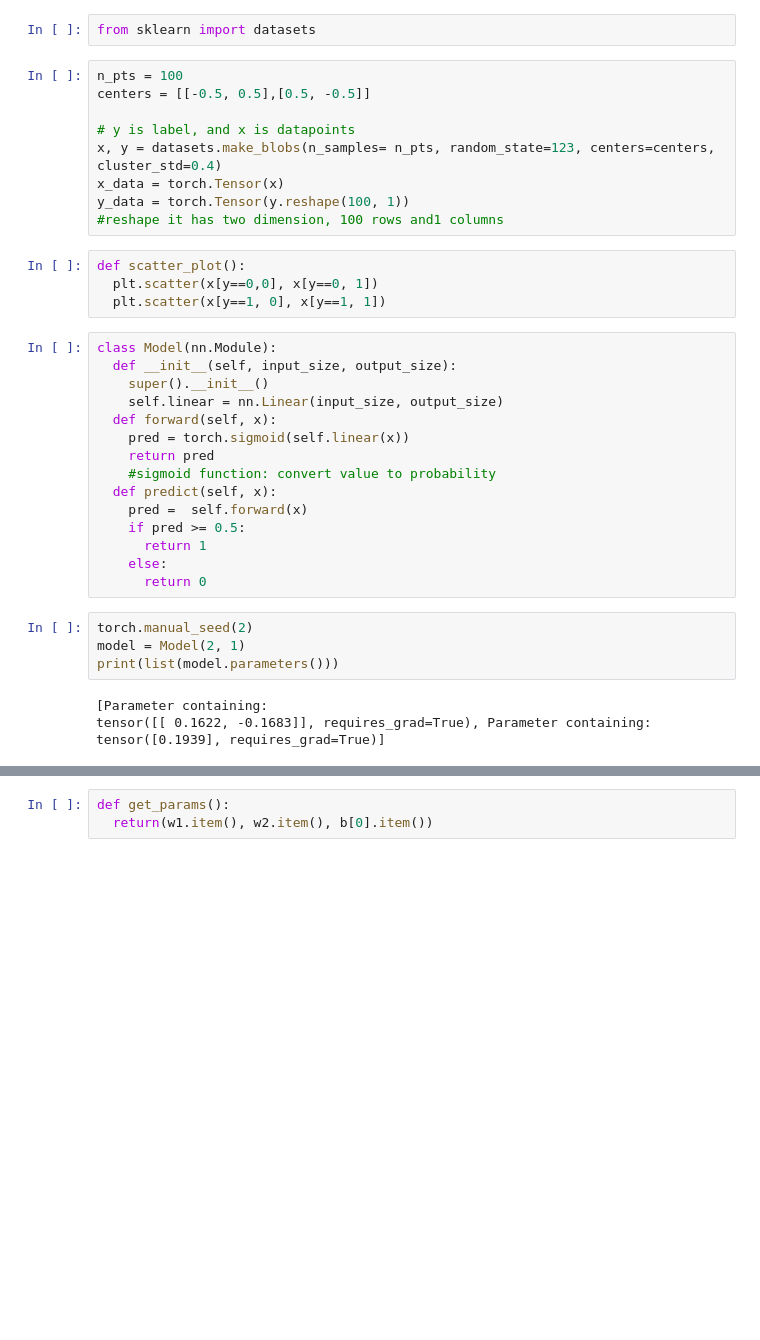
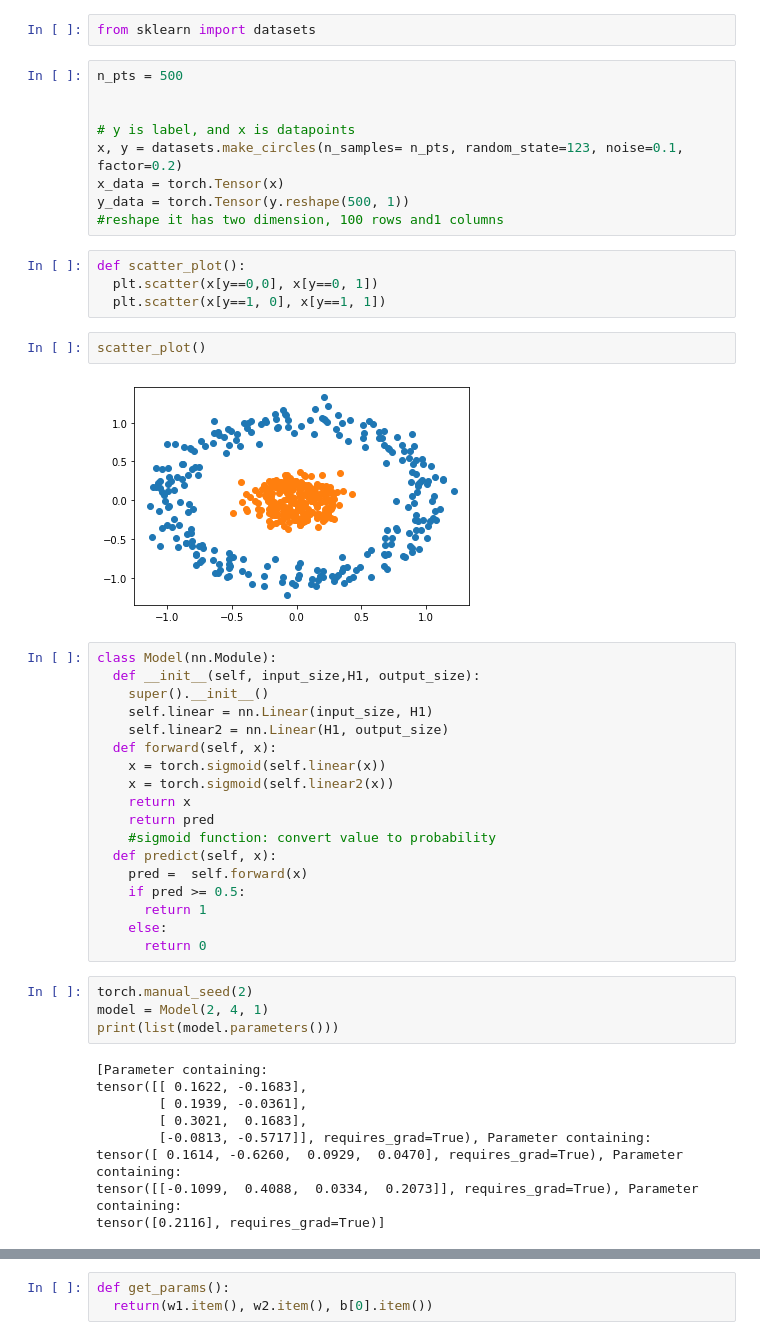
Before and after one commit to luckysouthchou/pytorch_udemy, a Jupyter notebook: Perception.ipynb, the cells around one changed output, grey strips where cells are left out. Saved outputs shown, nothing was run; the diff lists cells and outputs as text; blank space fills up the shorter version.

```diff
--- a/Perception.ipynb
+++ b/Perception.ipynb
@@ -12,25 +12,32 @@ import torch.nn as nn
 # %%
 from sklearn import datasets
 # %%
-n_pts = 100
-centers = [[-0.5, 0.5],[0.5, -0.5]]
+n_pts = 500
+
 
 # y is label, and x is datapoints
-x, y = datasets.make_blobs(n_samples= n_pts, random_state=123, centers=centers, cluster_std=0.4)
+x, y = datasets.make_circles(n_samples= n_pts, random_state=123, noise=0.1, factor=0.2)
 x_data = torch.Tensor(x)
-y_data = torch.Tensor(y.reshape(100, 1))
+y_data = torch.Tensor(y.reshape(500, 1))
 #reshape it has two dimension, 100 rows and1 columns
 # %%
 def scatter_plot():
   plt.scatter(x[y==0,0], x[y==0, 1])
   plt.scatter(x[y==1, 0], x[y==1, 1])
+# %%
+scatter_plot()
+# %% [output]
+[figure, added]
 # %%
 class Model(nn.Module):
-  def __init__(self, input_size, output_size):
+  def __init__(self, input_size,H1, output_size):
     super().__init__()
-    self.linear = nn.Linear(input_size, output_size)
+    self.linear = nn.Linear(input_size, H1)
+    self.linear2 = nn.Linear(H1, output_size)
   def forward(self, x):
-    pred = torch.sigmoid(self.linear(x))
+    x = torch.sigmoid(self.linear(x))
+    x = torch.sigmoid(self.linear2(x))
+    return x
     return pred
     #sigmoid function: convert value to probability
   def predict(self, x):
@@ -41,10 +48,15 @@ class Model(nn.Module):
       return 0
 # %%
 torch.manual_seed(2)
-model = Model(2, 1)
+model = Model(2, 4, 1)
 print(list(model.parameters()))
 # %% [output]
 [Parameter containing:
-tensor([[ 0.1622, -0.1683]], requires_grad=True), Parameter containing:
-tensor([0.1939], requires_grad=True)]
+tensor([[ 0.1622, -0.1683],
+        [ 0.1939, -0.0361],
+        [ 0.3021,  0.1683],
+        [-0.0813, -0.5717]], requires_grad=True), Parameter containing:
+tensor([ 0.1614, -0.6260,  0.0929,  0.0470], requires_grad=True), Parameter containing:
+tensor([[-0.1099,  0.4088,  0.0334,  0.2073]], requires_grad=True), Parameter containing:
+tensor([0.2116], requires_grad=True)]
 # %%
```
Also changed, not shown: parts of 7 cells of this notebook.
